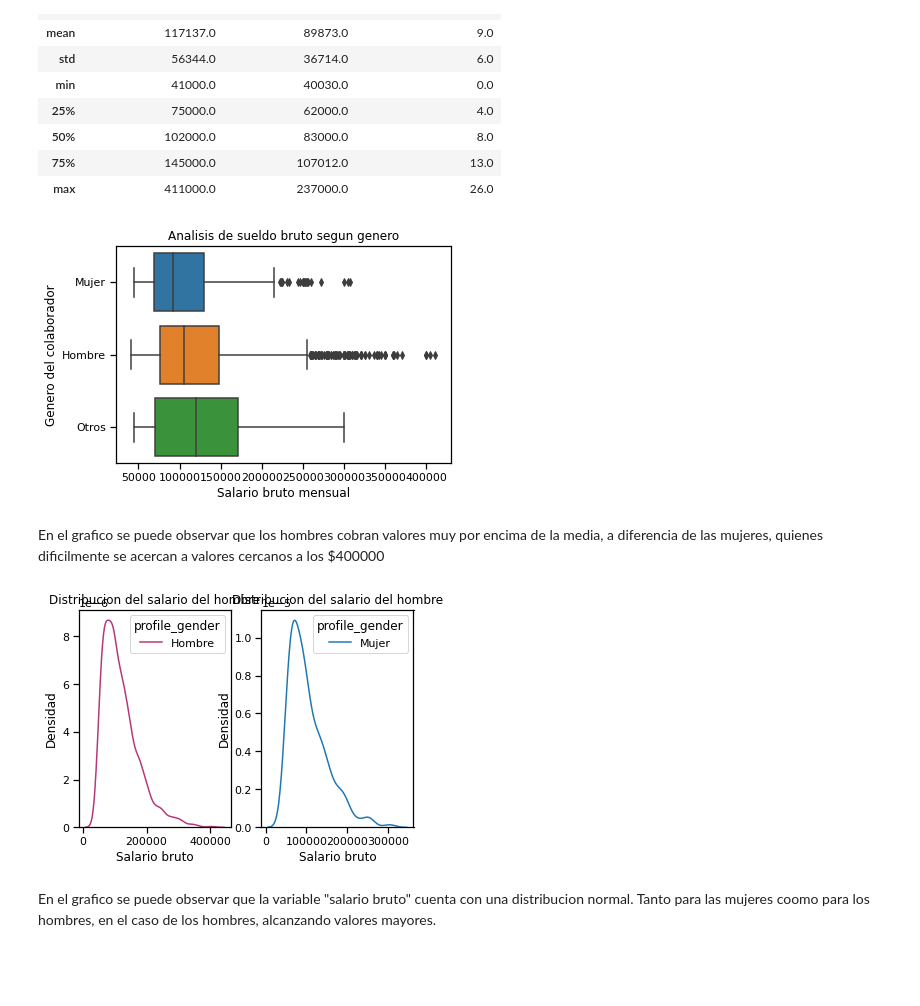
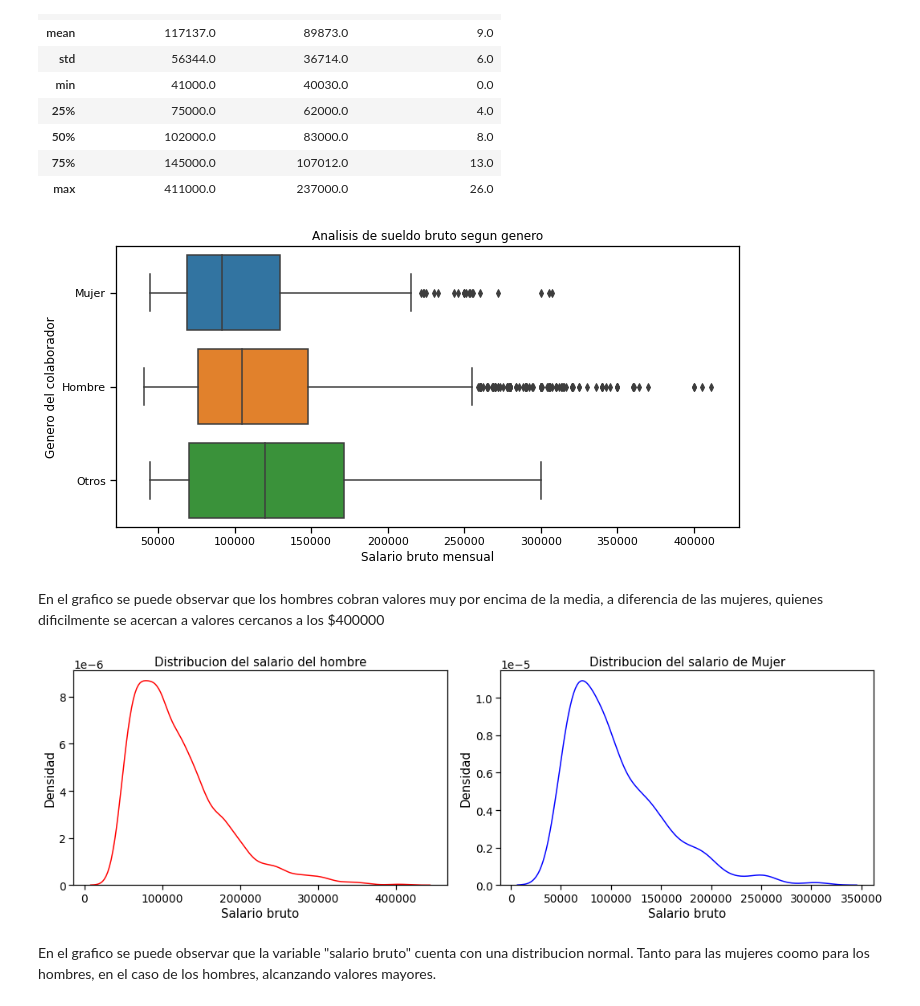
Before and after one commit to AlejandroGuedez/Equipo-23-de-Diplomado-data-scientist, a Jupyter notebook: TP_Parte_1_2__Gr23.ipynb, the cells around one changed output. Cells and saved outputs as stored; diff of their text form; code cells hidden in the pictures; blank space fills up the shorter version.

```diff
--- a/TP_Parte_1_2__Gr23.ipynb
+++ b/TP_Parte_1_2__Gr23.ipynb
@@ -147,9 +151,10 @@ dfClean.describe().round()
 | max | 411000.0 | 237500.0 | 26.0 |
 # %%
 #Con la funcion para eliminar outliers, se filtraron aquellas observaciones que superan 2,5 veces la desviacion estandar. Sin embargo,
-#continuan valores de salario iguales a 1. Se analizaran aquellos sueldos, tanto brutos y netos por encima de $40.000.
+#continuan valores de salario iguales a 1. Se analizaran aquellos sueldos, tanto brutos y netos por encima de $14.645,
+#este valor fue tomado por el analisis realizado en el ejercicio.
 
-dfClean = dfClean[(dfClean.salary_monthly_BRUTO > 40000) & (dfClean.salary_monthly_NETO > 40000)]
+dfClean = dfClean[(dfClean.salary_monthly_BRUTO > 14645) & (dfClean.salary_monthly_NETO > 14645)]
 dfClean.describe().round()
 # %% [output]
 |  | salary_monthly_BRUTO | salary_monthly_NETO | profile_years_experience |
@@ -162,34 +167,36 @@ dfClean.describe().round()
 | 75% | 145000.0 | 107012.0 | 13.0 |
 | max | 411000.0 | 237000.0 | 26.0 |
 # %%
+fig = plt.figure(figsize=(10,5))
 seaborn.boxplot(data = dfClean, x='salary_monthly_BRUTO', y = 'profile_gender')
 plt.title("Analisis de sueldo bruto segun genero")
 plt.xlabel("Salario bruto mensual")
 plt.ylabel("Genero del colaborador")
+fig.tight_layout()
 plt.show()
 # %% [output]
-[figure, old version]
+[figure, new version]
 # %% [markdown]
 En el grafico se puede observar que los hombres cobran valores muy por encima de la media, a diferencia de las mujeres, quienes dificilmente se acercan a valores cercanos a los $400000
 # %%
+fig = plt.figure(figsize=(15,5))
+
 plt.subplot(1,2,1)
-seaborn.kdeplot(data = dfClean[dfClean['profile_gender']== 'Hombre'], x = "salary_monthly_BRUTO",
-            hue = "profile_gender", palette = "magma")
+seaborn.kdeplot(data = dfClean[dfClean['profile_gender']== 'Hombre'], x = "salary_monthly_BRUTO",color = "red")
 plt.title("Distribucion del salario del hombre")
 plt.xlabel("Salario bruto")
 plt.ylabel("Densidad")
 
 plt.subplot(1,2,2)
-seaborn.kdeplot(data = dfClean[dfClean['profile_gender']== 'Mujer'], x = "salary_monthly_BRUTO",
-            hue = "profile_gender", color = "blue")
-plt.title("Distribucion del salario del hombre")
+seaborn.kdeplot(data = dfClean[dfClean['profile_gender']== 'Mujer'], x = "salary_monthly_BRUTO",color = "blue")
+plt.title("Distribucion del salario de Mujer")
 plt.xlabel("Salario bruto")
 plt.ylabel("Densidad")
+
+fig.tight_layout()
 plt.show()
-
-#VER CON LOS CHICOS, MEJORAR FORMATO
 # %% [output]
-[figure, old version]
+[figure, new version]
 # %% [markdown]
 En el grafico se puede observar que la variable "salario bruto" cuenta con una distribucion normal. Tanto para las mujeres coomo para los hombres, en el caso de los hombres, alcanzando valores mayores.
 # %%
```
Also changed, not shown: parts of 6 cells of this notebook.
